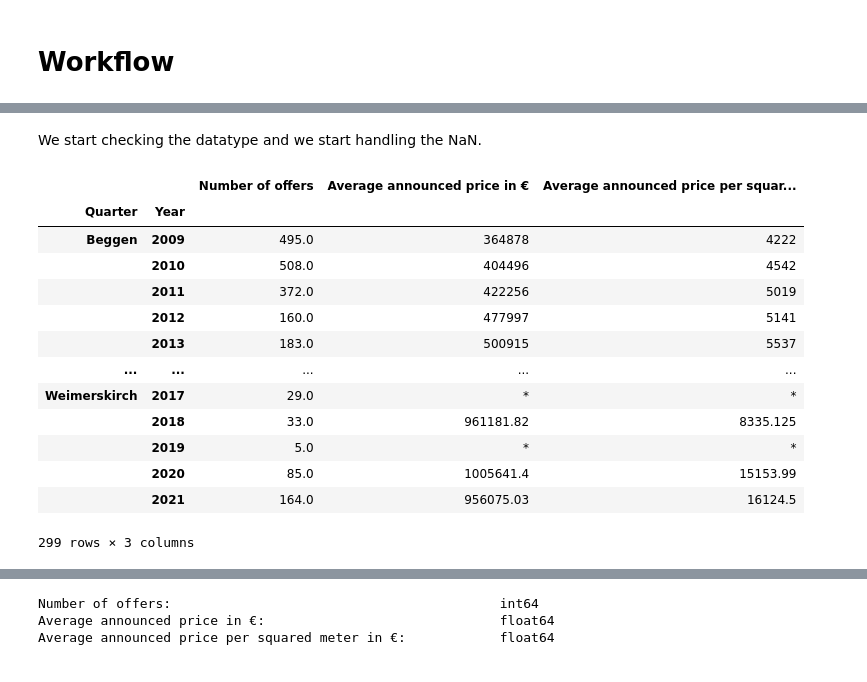
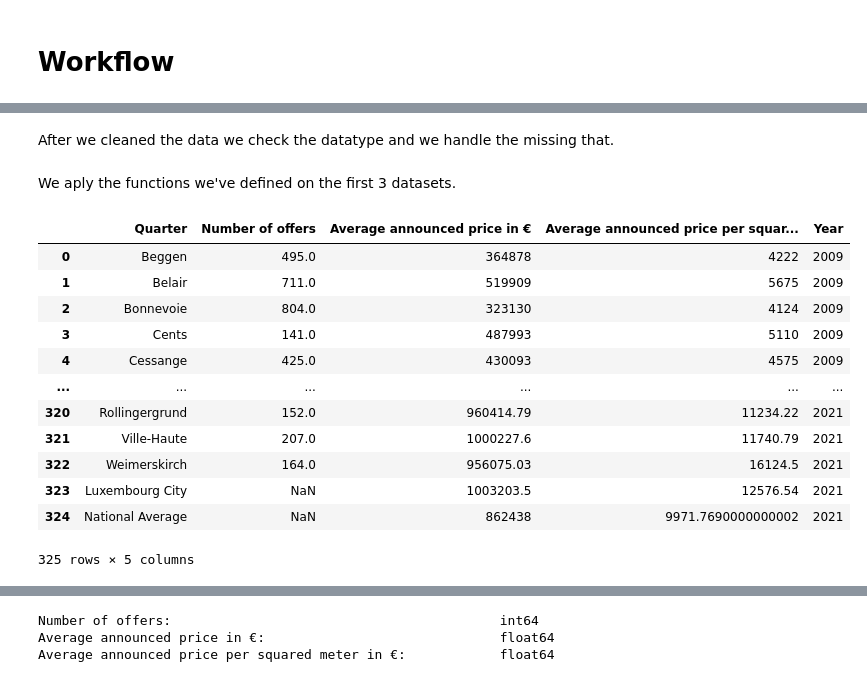
Before and after one commit to Dawreen/data-analytics-challenge, a Jupyter notebook: notebook_analysis.ipynb, the cells around one changed output, grey strips where cells are left out. Saved outputs shown, nothing was run; the diff lists cells and outputs as text; code cells hidden in the pictures.

```diff
--- a/notebook_analysis.ipynb
+++ b/notebook_analysis.ipynb
@@ -38,5 +43,5 @@ def clean_index(dataset):
-# %% [markdown]
-We start checking the datatype and we start handling the NaN.
+# %% [markdown]
+After we cleaned the data we check the datatype and we handle the missing that.
 # %%
 def check_type_missing(dataset, missing, rent=None):
     col1 = 'Number of offers'
@@ -61,26 +66,24 @@ def check_type_missing(dataset, missing, rent=None):
         {str(dataset[col2].dtype)}")
     print(f"{col3 + ':':<50} \
         {str(dataset[col3].dtype)}")
+# %% [markdown]
+We aply the functions we've defined on the first 3 datasets.
 # %%
 # acquiring the data
 price_ap_data = pd.read_excel(price_app_filepath)
 
-# cleaning the indexing
-clean_index(price_ap_data)
-
 price_ap_data
 # %% [output]
-|  |  | Number of offers | Average announced price in € | Average announced price per squar... |
-| Quarter | Year |  |  |  |
-| Beggen | 2009 | 495.0 | 364878 | 4222 |
-|  | 2010 | 508.0 | 404496 | 4542 |
-|  | 2011 | 372.0 | 422256 | 5019 |
-|  | 2012 | 160.0 | 477997 | 5141 |
-|  | 2013 | 183.0 | 500915 | 5537 |
-| ... | ... | ... | ... | ... |
-| Weimerskirch | 2017 | 29.0 | * | * |
-|  | 2018 | 33.0 | 961181.82 | 8335.125 |
-|  | 2019 | 5.0 | * | * |
-|  | 2020 | 85.0 | 1005641.4 | 15153.99 |
-|  | 2021 | 164.0 | 956075.03 | 16124.5 |
+|  | Quarter | Number of offers | Average announced price in € | Average announced price per squar... | Year |
+| 0 | Beggen | 495.0 | 364878 | 4222 | 2009 |
+| 1 | Belair | 711.0 | 519909 | 5675 | 2009 |
+| 2 | Bonnevoie | 804.0 | 323130 | 4124 | 2009 |
+| 3 | Cents | 141.0 | 487993 | 5110 | 2009 |
+| 4 | Cessange | 425.0 | 430093 | 4575 | 2009 |
+| ... | ... | ... | ... | ... | ... |
+| 320 | Rollingergrund | 152.0 | 960414.79 | 11234.22 | 2021 |
+| 321 | Ville-Haute | 207.0 | 1000227.6 | 11740.79 | 2021 |
+| 322 | Weimerskirch | 164.0 | 956075.03 | 16124.5 | 2021 |
+| 323 | Luxembourg City | NaN | 1003203.5 | 12576.54 | 2021 |
+| 324 | National Average | NaN | 862438 | 9971.7690000000002 | 2021 |
-299 rows × 3 columns
+325 rows × 5 columns
```
Also changed, not shown: parts of 8 cells of this notebook.
